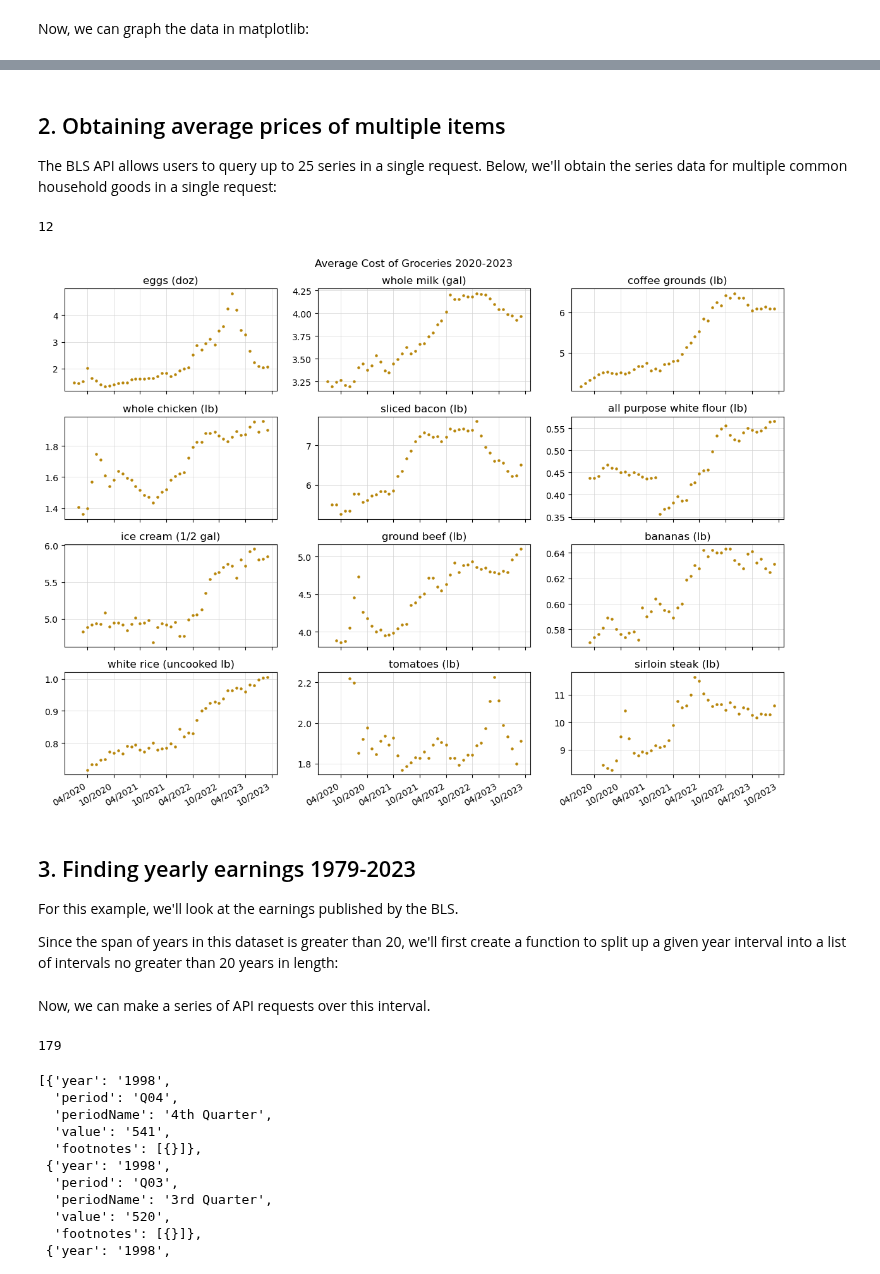
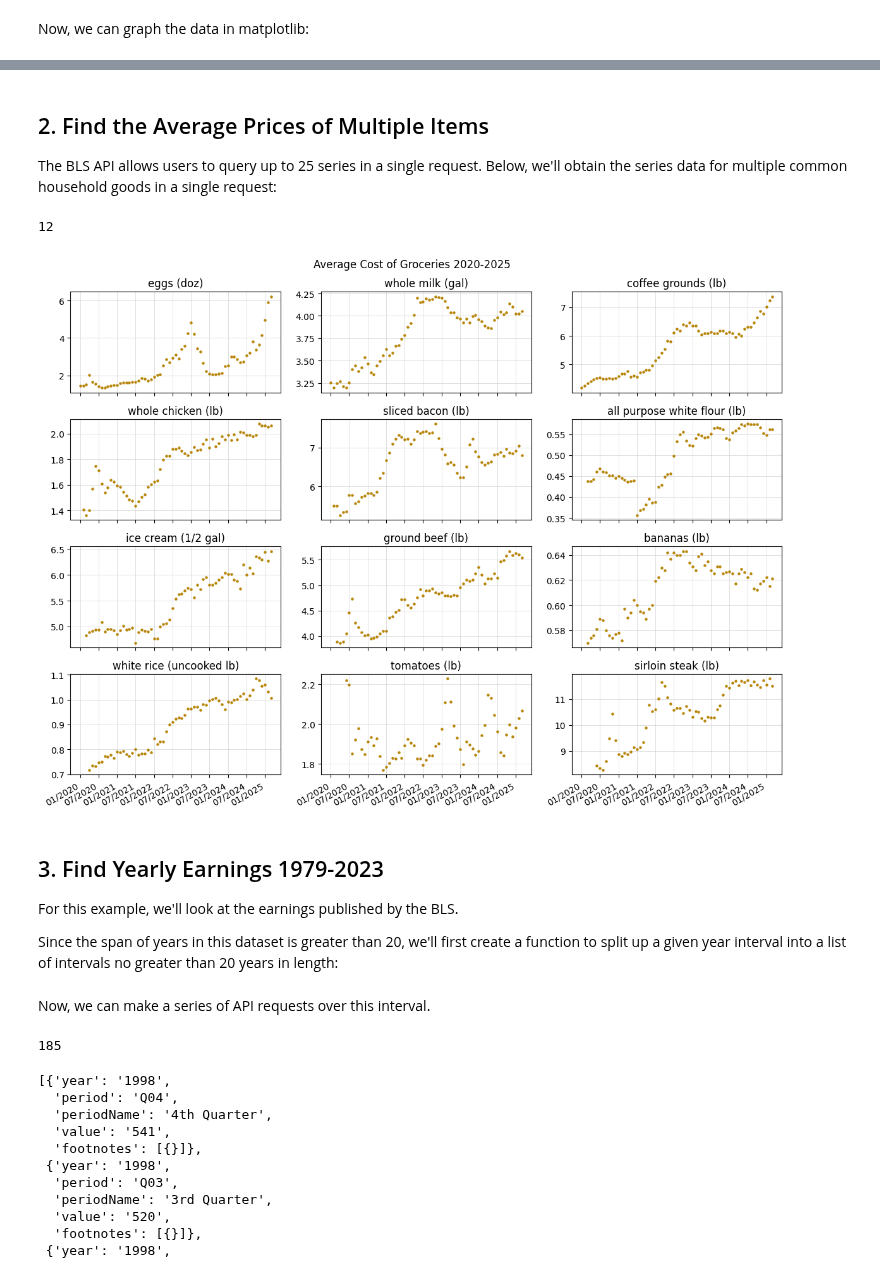
Before and after one commit to UA-Libraries-Research-Data-Services/UALIB_ScholarlyAPI_Cookbook, a Jupyter notebook: src/python/bls.ipynb, the cells around one changed output, grey strips where cells are left out. Saved outputs shown, nothing was run; the diff lists cells and outputs as text; code cells hidden in the pictures.

```diff
--- a/src/python/bls.ipynb
+++ b/src/python/bls.ipynb
@@ -44,23 +64,23 @@ The endpoints of the BLS API are found using the Series ID of the specific datas
 
 Below, we'll build a POST request for the API to find the average price of a dozen eggs each month from 2020 through September 2023.
 # %%
+URL = 'https://api.bls.gov/publicAPI/v2/timeseries/data/'
+
 # Series ID for average price of 'Eggs, grade A, large, per dozen'
 series_id = ['APU0000708111']
 
 # The BLS API accepts a max of a 20 year span per request, and bounds are inclusive
 start_year = '2020'
-end_year = '2023'
-
-url = 'https://api.bls.gov/publicAPI/v2/timeseries/data/'
+end_year = '2025'
 
 headers = {'Content-type': 'application/json'}
 data = json.dumps({"seriesid": series_id,
                    "startyear": start_year,
                    "endyear": end_year,
-                   "registrationkey": key})
+                   "registrationkey": API_KEY})
 
-data_retrieved = requests.post(url, headers=headers, data=data).json()['Results']['series'][0]['data']
+response = requests.post(URL, headers=headers, data=data)
 
-# Display number of results retrieved
-len(data_retrieved)
+# Status code 200 indicates success
+response.status_code
 # %% [output]
@@ -67,0 +88,5 @@ len(data_retrieved)
+# %%
+data = response.json()['Results']['series'][0]['data']
+
+# Display number of results retrieved
+len(data)
@@ -91,9 +118,9 @@ Now, we'll format the data above so that we can plot it with the matplotlib libr
 # Store average price of eggs in (date, value) tuples
 monthly_prices = []
 
-for data_point in data_retrieved:
+for data_point in data:
 
-    # Put date in MM/YYYY notation and convert date to datetime object for compatibility with matplotlib
+    # Convert date to datetime object for compatibility with matplotlib
     date = f"{data_point['period'][1:]}/{data_point['year']}"
     date = dt.datetime.strptime(date,'%m/%Y').date()
 
@@ -143,5 +170,5 @@ plt.show()
 # %% [markdown]
-## 2. Obtaining average prices of multiple items
+## 2. Find the Average Prices of Multiple Items
 
 The BLS API allows users to query up to 25 series in a single request. Below, we'll obtain the series data for multiple common household goods in a single request:
 # %%
@@ -161,17 +188,15 @@ series_ids = {'APU0000708111': 'eggs (doz)',
 
 # The BLS API accepts a max of a 20 year span per request, and bounds are inclusive
 start_year = '2020'
-end_year = '2023'
-
-url = 'https://api.bls.gov/publicAPI/v2/timeseries/data/'
+end_year = '2025'
 
 headers = {'Content-type': 'application/json'}
 data = json.dumps({"seriesid": list(series_ids.keys()),
                    "startyear": start_year,
                    "endyear": end_year,
-                   "registrationkey": key})
+                   "registrationkey": API_KEY})
 
-data_retrieved = requests.post(url, headers=headers, data=data).json()['Results']['series']
+data_retrieved = requests.post(URL, headers=headers, data=data).json()['Results']['series']
 
 # Display number of series obtained
 len(data_retrieved)
@@ -205,36 +226,36 @@ with open(f'average_prices_of_items_{start_year}-{end_year}.csv', 'w', newline='
 # %%
 fig, axs = plt.subplots(4, 3, figsize=(12, 9), sharex=True)
-fig.suptitle('Average Cost of Groceries 2020-2023')
+fig.suptitle('Average Cost of Groceries 2020-2025')
 
 dates = [dt.datetime.strptime(row[0], '%m/%Y').date() for row in reversed(monthly_prices[1:])]
 
 for i in range(12):
     x = i // 3  # x-coordinate of graph (row number)
     y = i % 3   # y-coordinate of graph (column number)
 
     prices = [row[i+1] for row in reversed(monthly_prices[1:])]
 
     # Filter out data points where price is 0
     valid_data = [(date, price) for date, price in zip(dates, prices) if price != 0]
     dates, prices = zip(*valid_data)
 
     axs[x, y].scatter(dates, prices, s=5, color='darkgoldenrod')
     axs[x, y].set_title(monthly_prices[0][i+1])
 
     axs[x, y].xaxis.set_major_formatter(mdates.DateFormatter('%m/%Y'))
     axs[x, y].xaxis.set_major_locator(mdates.MonthLocator(interval=6))
     fig.autofmt_xdate()
 
     axs[x, y].grid(linewidth=0.5, color='lightgray')
     axs[x, y].set_axisbelow(True)
 
 plt.tight_layout()
 
 plt.show()
 # %% [output]
-[figure, old version]
+[figure, new version]
 # %% [markdown]
-## 3. Finding yearly earnings 1979-2023
+## 3. Find Yearly Earnings 1979-2023
 
 For this example, we'll look at the earnings published by the BLS.
 
@@ -257,15 +278,15 @@ def generate_year_intervals(start, end):
 # %% [markdown]
 Now, we can make a series of API requests over this interval.
 # %%
-# Series ID for '(unadj)- Median usual weekly earnings (second quartile), Employed full time, Wage and salary workers'
+# Series ID for '(unadj)- Median usual weekly earnings (second quartile), Employed full time,
+# Wage and salary workers'
 series_ids = ['LEU0252881500']
 
 # Starting and ending bounds for the data we want to retrieve
 start = 1979
-end = 2023
+end = 2025
 
 intervals = generate_year_intervals(start, end)
-url = 'https://api.bls.gov/publicAPI/v2/timeseries/data/'
 headers = {'Content-type': 'application/json'}
 data_retrieved = []
 
@@ -273,10 +294,11 @@ for interval in intervals:
     data = json.dumps({"seriesid": series_ids,
                        "startyear": interval[0],
                        "endyear": interval[1],
-                       "registrationkey": key})
+                       "registrationkey": API_KEY})
+    response = requests.post(URL, headers=headers, data=data)
 
-    # The extend() function allows us to combine the lists returned from each query into a single list
-    data_retrieved.extend(requests.post(url, headers=headers, data=data).json()['Results']['series'][0]['data'])
+    # Combine the lists returned from each query into a single list
+    data_retrieved.extend(response.json()['Results']['series'][0]['data'])
 
     # Wait 0.2 seconds between API calls to conform to the rate limits
     sleep(0.2)
@@ -284,7 +306,7 @@ for interval in intervals:
 # Display length of data
 len(data_retrieved)
 # %% [output]
-179
+185
 # %%
 # Display first 3 results
 data_retrieved[:3]
```
Also changed, not shown: parts of 21 cells of this notebook.
